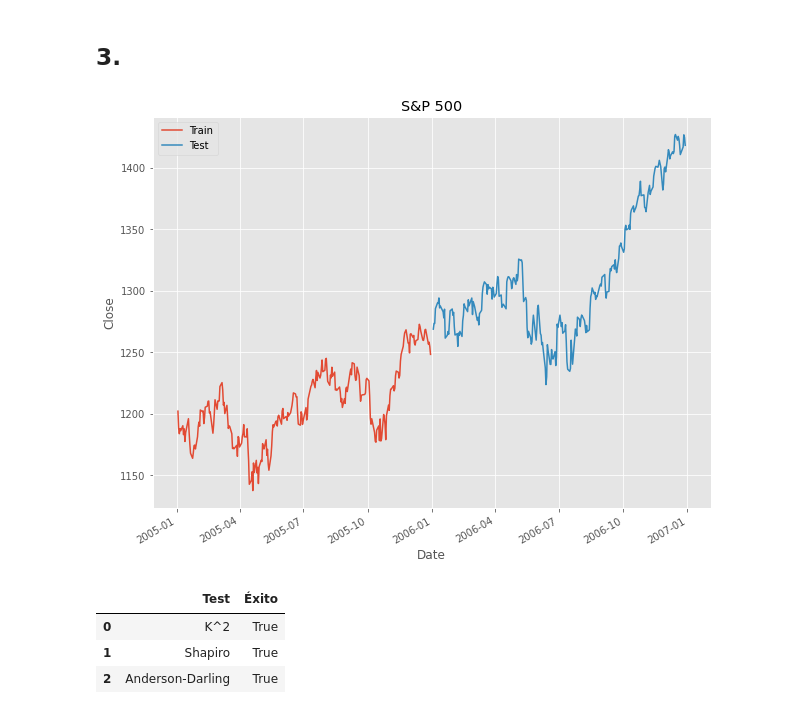
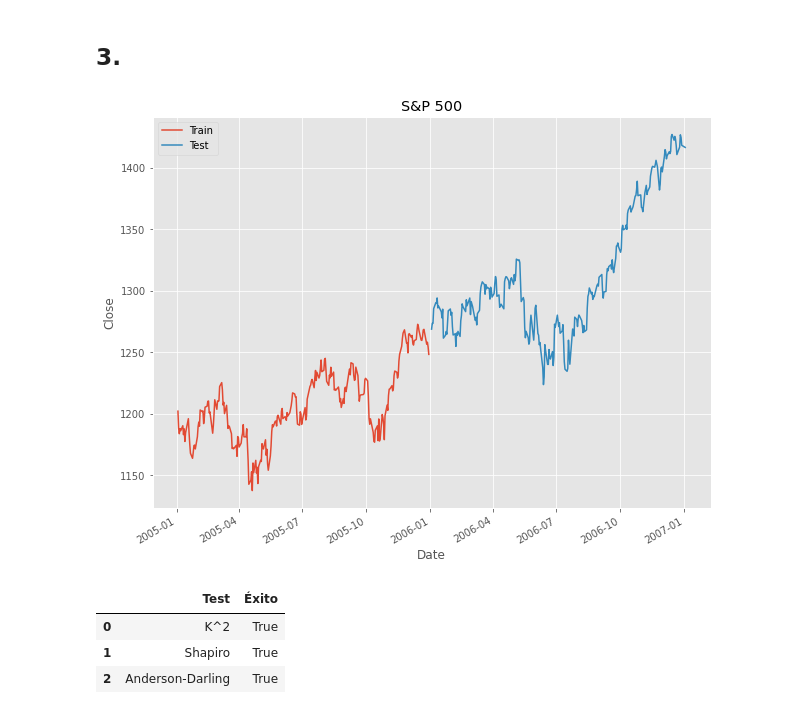
Before and after one commit to scardenol/proc_est2, a Jupyter notebook: edes.ipynb, the cells around one changed output. Drawn from its saved outputs; the diff is of its cells as text; code cells hidden in the pictures.

```diff
--- a/edes.ipynb
+++ b/edes.ipynb
@@ -423,23 +467,23 @@ y $\bar{R_i}$ es el promedio de los rendimientos
 # %%
 # yfinance package de https://pypi.org/project/yfinance/
 
 import yfinance as yf
 stock = "^GSPC"
 name = "S&P 500"
 
-train = yf.download(stock, start="2005-01-01", end="2005-12-31", progress=False)
+train = yf.download(stock, start="2005-01-01", end="2006-01-02", progress=False)
 train = train["Close"]
 
-test = yf.download(stock, start="2006-01-01", end="2006-12-31", progress=False)
+test = yf.download(stock, start="2006-01-01", end="2007-01-04", progress=False)
 test = test["Close"]
 
 plt.figure(figsize=(10,8))
 train.plot(title=name);
 test.plot(title=name);
 plt.ylabel('Close');
 plt.legend(['Train', 'Test']);
 # %% [output]
-[figure, old version]
+[figure, new version]
 # %%
 # Condiciones a nivel de distribución (test de normalidad)
 data = pd.DataFrame(train)
```
Also changed, not shown: parts of 21 cells of this notebook.
